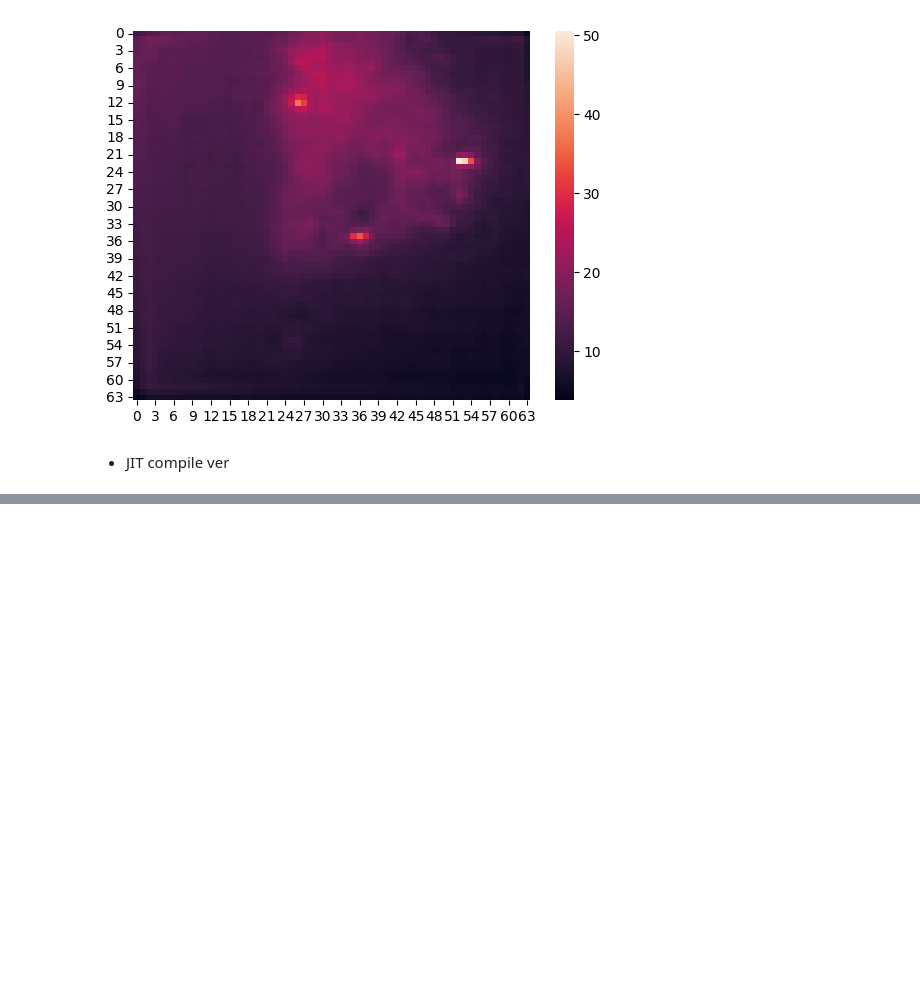
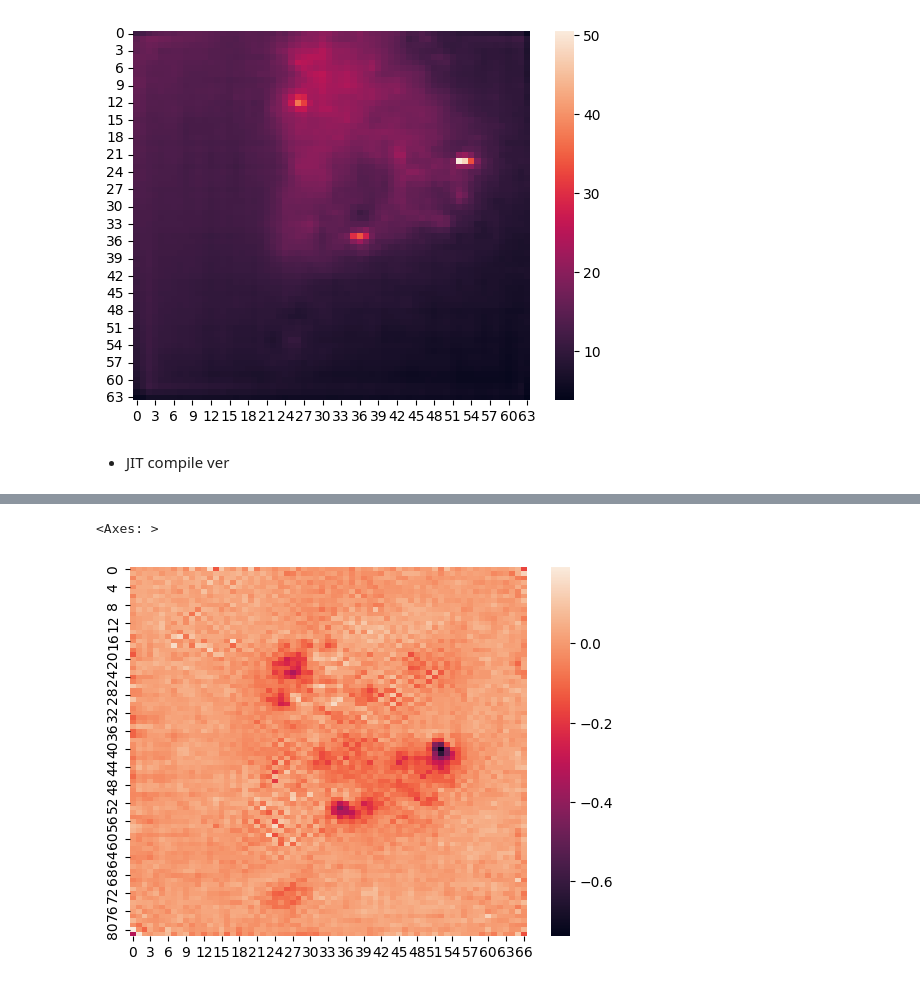
Before and after one commit to ByeonggeonGo/CmaqProject, a Jupyter notebook: examples/flaxUnet/flaxverCMAQ.ipynb, the cells around one changed output, grey strips where cells are left out. Cells and saved outputs as stored; diff of their text form; code cells hidden in the pictures; blank space fills up the shorter version.

```diff
--- a/examples/flaxUnet/flaxverCMAQ.ipynb
+++ b/examples/flaxUnet/flaxverCMAQ.ipynb
@@ -201,0 +227,5 @@ sns.heatmap(pred[0,:,:,0][::-1])
+# %%
+sns.heatmap(pred[0][:,:,0][::-1] - targets[0][:,:,0][::-1])
+# %% [output]
+<Axes: >
+[figure, added]
```
Also changed, not shown: parts of 5 cells of this notebook, 4 other files.
